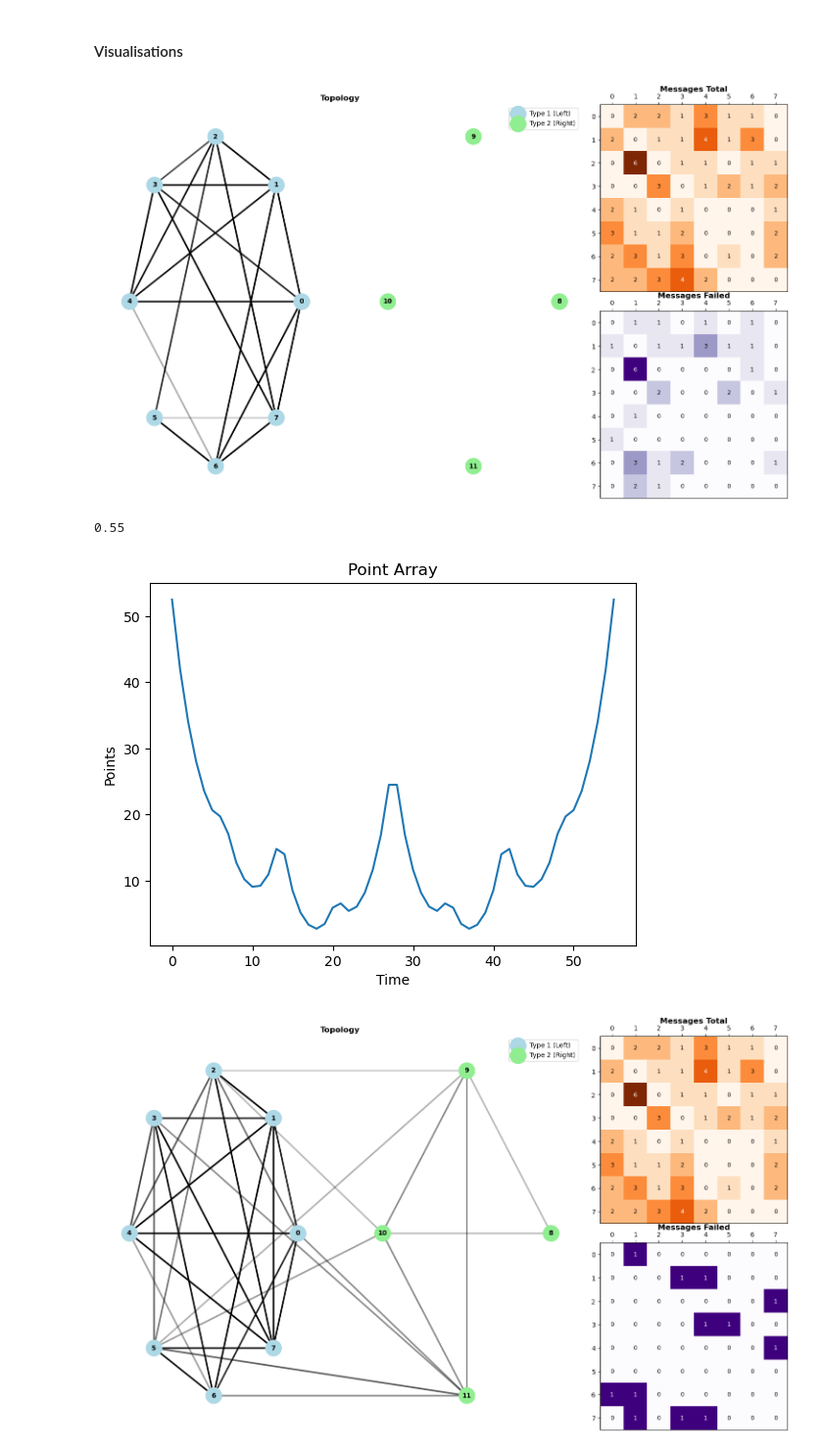
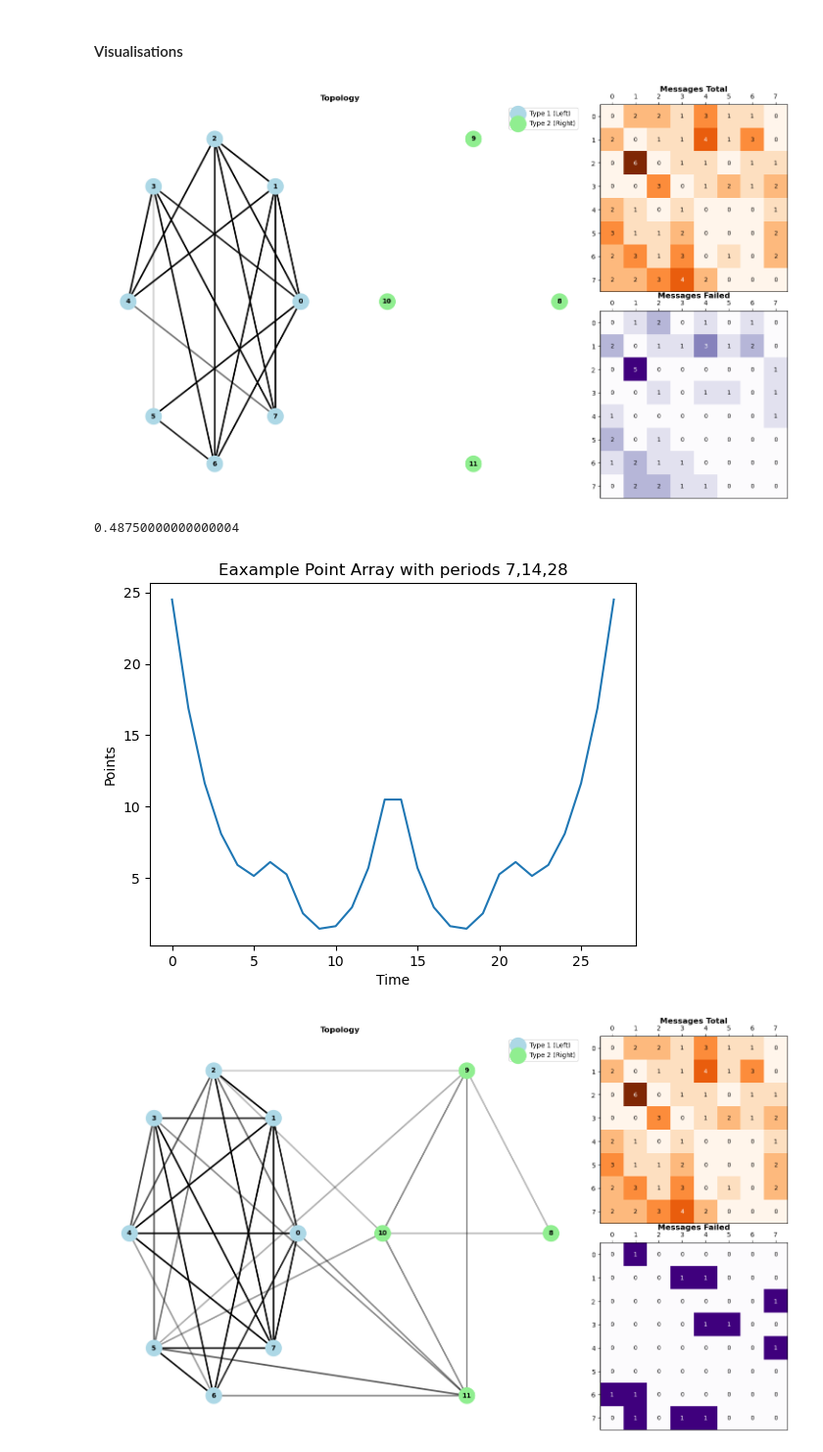
Before and after one commit to ewilipsic/CapstoneThings, a Jupyter notebook: compare_assignments.ipynb, the cells around one changed output. Shown at 98% size. Saved outputs shown, nothing was run; the diff lists cells and outputs as text; code cells hidden in the pictures.

```diff
--- a/compare_assignments.ipynb
+++ b/compare_assignments.ipynb
@@ -339,33 +339,33 @@ def visualize_topology_and_matrices_polybypoly(num_type1, num_type2, edges, matr
 # %%
 num_ecu, num_bridges = 8, 4
 bridge_limit, link_build_cost = 5, 2
 base_period = 1
-period_choice = tsn.VectorInt([7,14,28,56])
-period_choice_weights = tsn.Vectordouble([0.6,0.2,0.05,0.5])
+period_choice = tsn.VectorInt([7,14,28])
+period_choice_weights = tsn.Vectordouble([0.6,0.2,0.2])
 min_size, max_size = 2, 2
 min_tl, max_tl = 1, 1
 assignment_type = 0
 yens_kmax = 120
 
 M = tsn.makeInputs(num_ecu, num_bridges, 80, base_period,
                                period_choice, period_choice_weights,
                                min_size, max_size, min_tl, max_tl, 42)
 output = tsn.algo(num_ecu, num_bridges, M, bridge_limit, link_build_cost, yens_kmax ,assignment_type)
 mat1, mat2 = get_message_mats(num_ecu,M,output)
 visualize_topology_and_matrices_polybypoly(num_ecu, num_bridges, get_edgesweights(output) , mat1, mat2)
 print(successfulPercetage(M,output))
 # %% [output]
-[figure, old version]
+[figure, new version]
-0.55
+0.48750000000000004
 # %%
 import matplotlib.pyplot as plt
-plt.title("Point Array")
+plt.title("Eaxample Point Array with periods 7,14,28")
 plt.plot(output.point_array)
 plt.xlabel("Time")
 plt.ylabel("Points")
 plt.show()
 # %% [output]
-[figure, old version]
+[figure, new version]
 # %%
 num_ecu, num_bridges = 8, 4
 bridge_limit, link_build_cost = 5, 2
```
Also changed, not shown: parts of 9 cells of this notebook, 12 other files.
